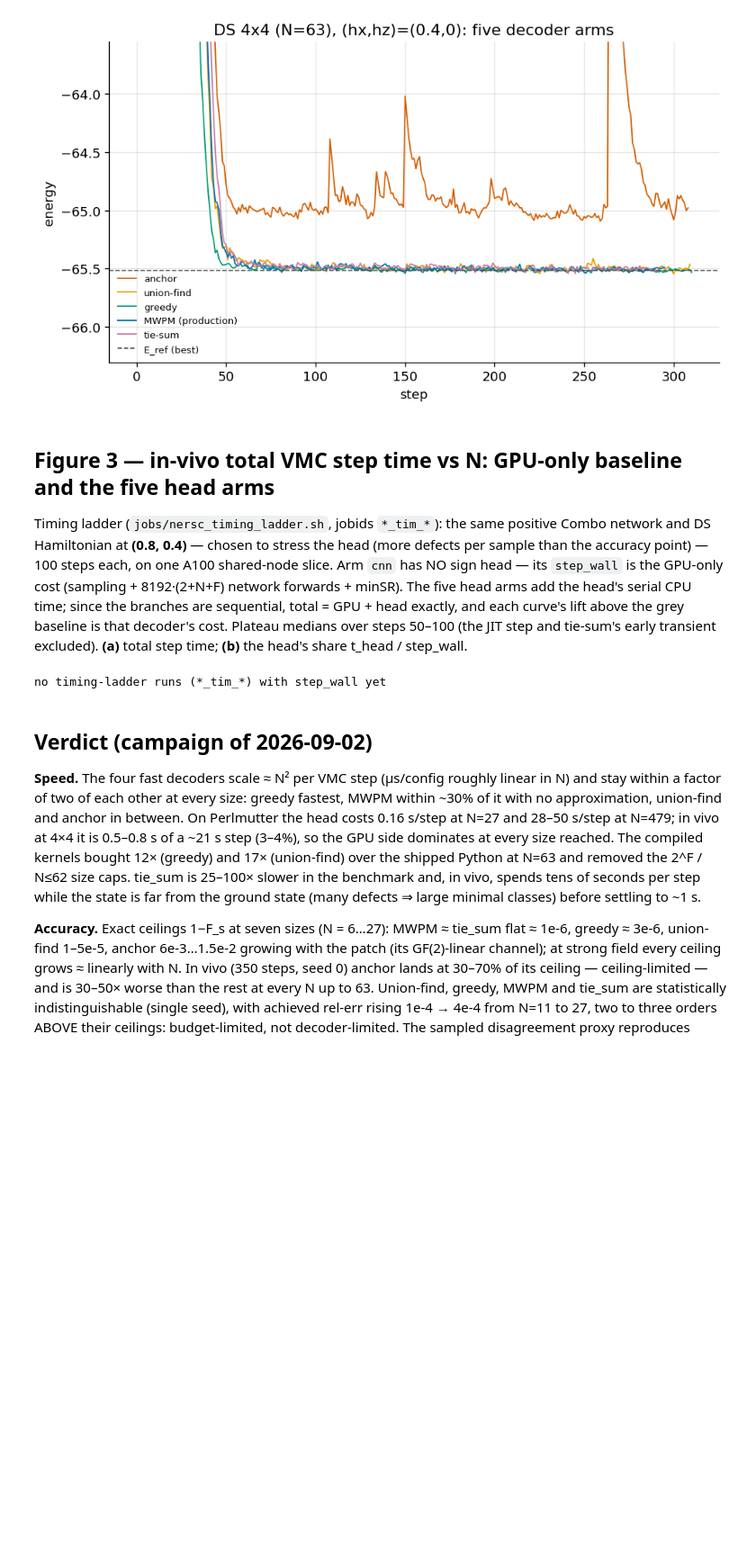
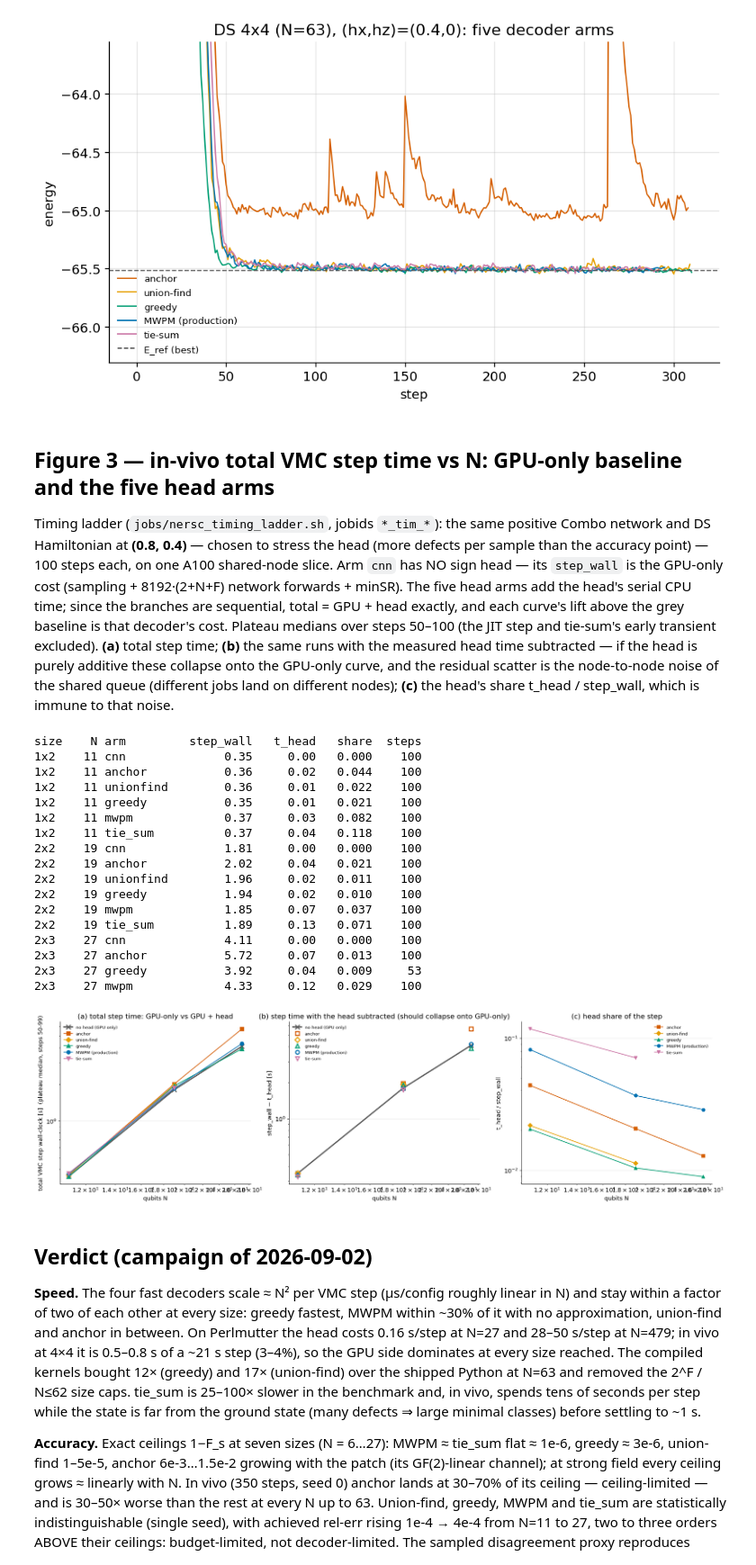
Before and after one commit to SanzharBissenali/2D-TC, a Jupyter notebook: analysis/06_decoder_scaling.ipynb, the cells around one changed output. Shown at 90% size. Saved outputs shown, nothing was run; the diff lists cells and outputs as text; code cells hidden in the pictures; blank space fills up the shorter version.

Commit message:
notebook 06: Figure 3 (in-vivo step time) as three panels — total, head-subtracted collapse onto GPU-only, head share; first three timing sizes
Co-Authored-By: Claude Fable 5.1 <noreply@anthropic.com>

```diff
--- a/analysis/06_decoder_scaling.ipynb
+++ b/analysis/06_decoder_scaling.ipynb
@@ -494,48 +494,73 @@ Hamiltonian at **(0.8, 0.4)** — chosen to stress the head (more defects per sa
 `step_wall` is the GPU-only cost (sampling + 8192·(2+N+F) network forwards + minSR). The five head arms add
 the head's serial CPU time; since the branches are sequential, total = GPU + head exactly, and each curve's
 lift above the grey baseline is that decoder's cost. Plateau medians over steps 50–100 (the JIT step and
-tie-sum's early transient excluded). **(a)** total step time; **(b)** the head's share t_head / step_wall.
+tie-sum's early transient excluded). **(a)** total step time; **(b)** the same runs with the measured head time
+subtracted — if the head is purely additive these collapse onto the GPU-only curve, and the residual scatter is
+the node-to-node noise of the shared queue (different jobs land on different nodes); **(c)** the head's share
+t_head / step_wall, which is immune to that noise.
 # %%
 def load_timing(hx=0.8, hz=0.4, lo=50):
     # (size, arm) -> dict(step_wall, t_head, steps, N) from the *_tim_* runs (plateau medians over steps >= lo)
     pat = re.compile(rf'G-equiv_1_hc(\d+x\d+)_ds_hx{hx:g}_hz{hz:g}_tim_(cnn|cnnqB)(?:_(\w+))?\.json$')
     out = {}
     for f in sorted(glob.glob(f'results/nqs/G-equiv_1_hc*_ds_hx{hx:g}_hz{hz:g}_tim_*.json')):
         m = pat.search(os.path.basename(f))
         if not m: continue
         size = m.group(1); arm = 'cnn' if m.group(2) == 'cnn' else (m.group(3) or 'mwpm')
         d = json.load(open(f))
         sw = np.array([_f(x) for x in d.get('step_wall', [])], float)
         th = np.array([_f(x) for x in d.get('t_head', [])], float)
         if sw.size <= lo: continue
         out[(size, arm)] = dict(step_wall=float(np.median(sw[lo:])), t_head=float(np.median(th[lo:])) if th.size > lo else 0.0,
                                 steps=len(sw), N=geo(size)[0], complete=os.path.exists(f.replace('.json', '.mpack')))
     return out
 
 TIM = load_timing()
 if TIM:
     ARMS6 = ['cnn'] + DEC
     LAB6 = {'cnn': 'no head (GPU only)', **DEC_LABEL}; COL6 = {'cnn': '0.35', **DEC_COLOR}; MK6 = {'cnn': 'x', **DEC_MARK}
-    fig, axes = plt.subplots(1, 2, figsize=(13, 5), constrained_layout=True)
+    fig, axes = plt.subplots(1, 3, figsize=(18, 5), constrained_layout=True)
     for arm in ARMS6:
         pts = sorted([(r['N'], r['step_wall'], r['t_head']) for (s, a), r in TIM.items() if a == arm])
         if not pts: continue
         N = [p[0] for p in pts]
-        axes[0].plot(N, [p[1] for p in pts], MK6[arm] + '-', color=COL6[arm], ms=7 if arm == 'cnn' else 6, lw=2.2 if arm == 'cnn' else 1.4, label=LAB6[arm], mew=2)
-        if arm != 'cnn':
-            axes[1].plot(N, [p[2] / p[1] for p in pts], MK6[arm] + '-', color=COL6[arm], ms=6, lw=1.4, label=LAB6[arm])
-    axes[0].set_xscale('log'); axes[0].set_yscale('log'); axes[0].set_xlabel('qubits N'); axes[0].set_ylabel('total VMC step wall-clock [s]  (plateau median)')
-    axes[0].set_title('(a) step time: GPU-only baseline vs GPU + head'); axes[0].legend(fontsize=8, frameon=False)
-    axes[1].set_xscale('log'); axes[1].set_yscale('log'); axes[1].set_xlabel('qubits N'); axes[1].set_ylabel('t_head / step_wall')
-    axes[1].set_title('(b) head share of the step'); axes[1].legend(fontsize=8, frameon=False)
+        big = arm == 'cnn'
+        axes[0].plot(N, [p[1] for p in pts], MK6[arm] + '-', color=COL6[arm], ms=8 if big else 6, lw=2.4 if big else 1.4, label=LAB6[arm], mew=2)
+        axes[1].plot(N, [p[1] - p[2] for p in pts], MK6[arm] + ('-' if big else ''), color=COL6[arm], ms=8 if big else 7, lw=2.4 if big else 0, label=LAB6[arm], mew=2, mfc='none' if not big else COL6[arm])
+        if not big:
+            axes[2].plot(N, [p[2] / p[1] for p in pts], MK6[arm] + '-', color=COL6[arm], ms=6, lw=1.4, label=LAB6[arm])
+    for ax in axes:
+        ax.set_xscale('log'); ax.set_yscale('log'); ax.set_xlabel('qubits N')
+    axes[0].set_ylabel('total VMC step wall-clock [s]  (plateau median, steps 50-99)')
+    axes[0].set_title('(a) total step time: GPU-only vs GPU + head'); axes[0].legend(fontsize=8, frameon=False)
+    axes[1].set_ylabel('step_wall − t_head [s]')
+    axes[1].set_title('(b) step time with the head subtracted (should collapse onto GPU-only)'); axes[1].legend(fontsize=8, frameon=False)
+    axes[2].set_ylabel('t_head / step_wall'); axes[2].set_title('(c) head share of the step'); axes[2].legend(fontsize=8, frameon=False)
     fig.savefig(FIGDIR / 'fig3_step_time_vs_N.png', dpi=200, bbox_inches='tight')
     print(f"{'size':5s}{'N':>4s} {'arm':10s} {'step_wall':>10s} {'t_head':>8s} {'share':>7s} {'steps':>6s}")
     for (s, a), r in sorted(TIM.items(), key=lambda kv: (geo(kv[0][0])[0], ARMS6.index(kv[0][1]))):
         print(f"{s:5s}{r['N']:4d} {a:10s} {r['step_wall']:10.2f} {r['t_head']:8.2f} {r['t_head']/r['step_wall']:7.3f} {r['steps']:6d}")
 else:
     print('no timing-ladder runs (*_tim_*) with step_wall yet')
 # %% [output]
-no timing-ladder runs (*_tim_*) with step_wall yet
+size    N arm         step_wall   t_head   share  steps
+1x2    11 cnn              0.35     0.00   0.000    100
+1x2    11 anchor           0.36     0.02   0.044    100
+1x2    11 unionfind        0.36     0.01   0.022    100
+1x2    11 greedy           0.35     0.01   0.021    100
+1x2    11 mwpm             0.37     0.03   0.082    100
+1x2    11 tie_sum          0.37     0.04   0.118    100
+2x2    19 cnn              1.81     0.00   0.000    100
+2x2    19 anchor           2.02     0.04   0.021    100
+2x2    19 unionfind        1.96     0.02   0.011    100
+2x2    19 greedy           1.94     0.02   0.010    100
+2x2    19 mwpm             1.85     0.07   0.037    100
+2x2    19 tie_sum          1.89     0.13   0.071    100
+2x3    27 cnn              4.11     0.00   0.000    100
+2x3    27 anchor           5.72     0.07   0.013    100
+2x3    27 greedy           3.92     0.04   0.009     53
+2x3    27 mwpm             4.33     0.12   0.029    100
+[figure, added]
 # %% [markdown]
 ## Verdict (campaign of 2026-09-02)
 
```
